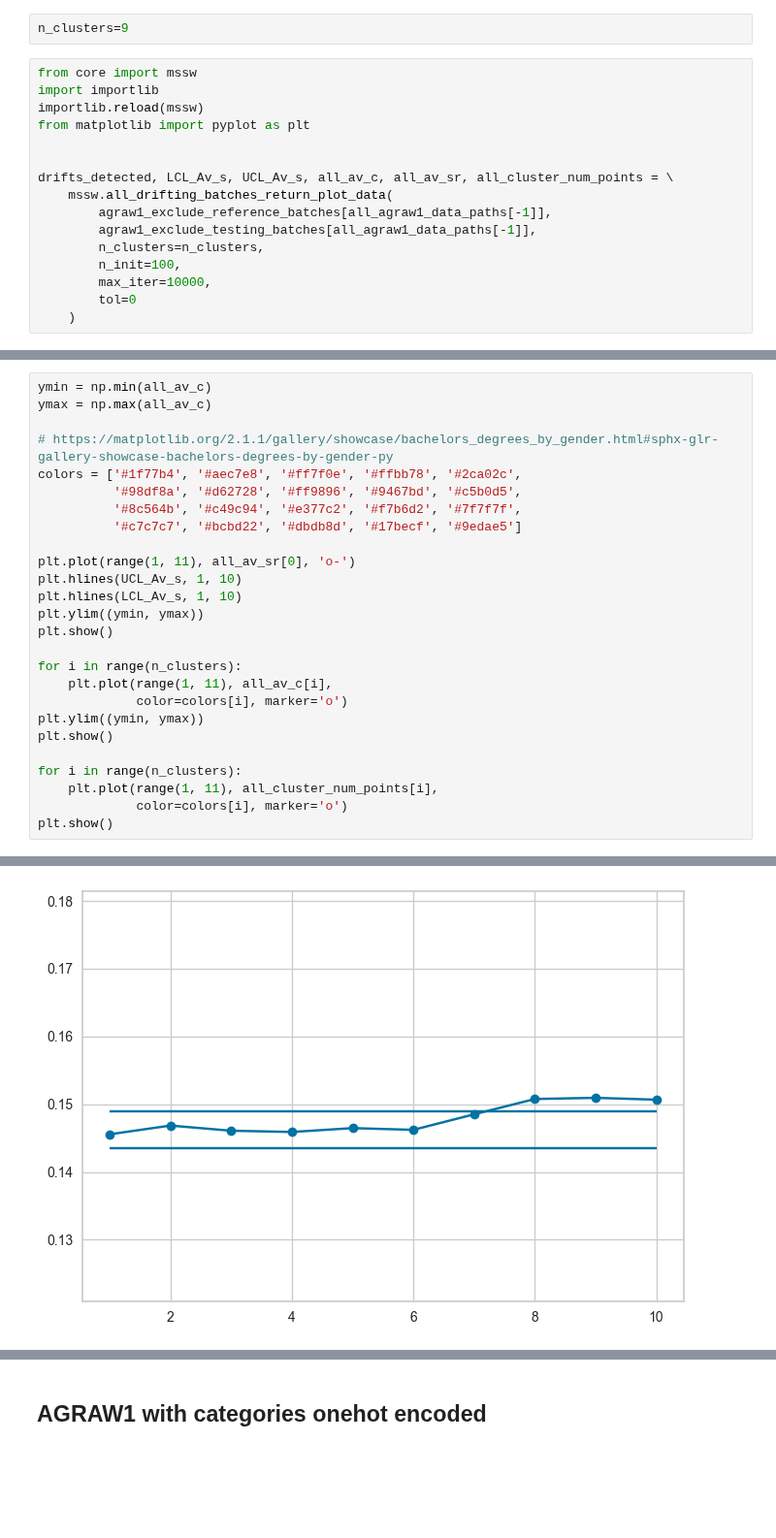
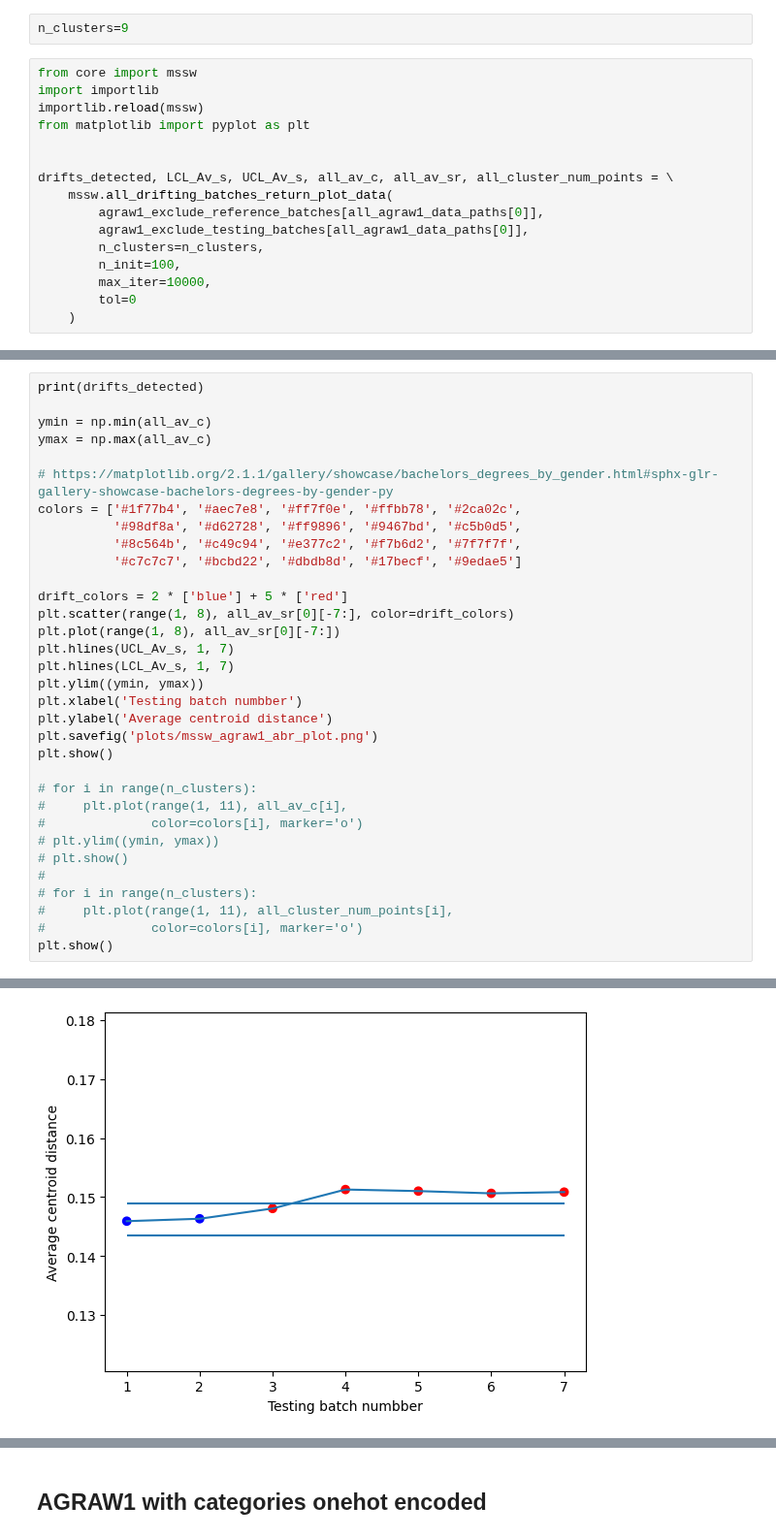
Before and after one commit to Jindrich455/clustering-drift-detection, a Jupyter notebook: mssw/mssw_agraw1.ipynb, the cells around one changed output, grey strips where cells are left out. Shown at 97% size. Cells and saved outputs as stored; diff of their text form; blank space fills up the shorter version.

Commit message:
Create MSSW plots to put on the report

```diff
--- a/mssw/mssw_agraw1.ipynb
+++ b/mssw/mssw_agraw1.ipynb
@@ -400,8 +400,8 @@ from matplotlib import pyplot as plt
 
 drifts_detected, LCL_Av_s, UCL_Av_s, all_av_c, all_av_sr, all_cluster_num_points = \
     mssw.all_drifting_batches_return_plot_data(
-        agraw1_exclude_reference_batches[all_agraw1_data_paths[-1]],
-        agraw1_exclude_testing_batches[all_agraw1_data_paths[-1]],
+        agraw1_exclude_reference_batches[all_agraw1_data_paths[0]],
+        agraw1_exclude_testing_batches[all_agraw1_data_paths[0]],
         n_clusters=n_clusters,
         n_init=100,
         max_iter=10000,
@@ -410,4 +413,6 @@ drifts_detected, LCL_Av_s, UCL_Av_s, all_av_c, all_av_sr, all_cluster_num_points
 # %%
+print(drifts_detected)
+
 ymin = np.min(all_av_c)
 ymax = np.max(all_av_c)
 
@@ -417,20 +422,25 @@ colors = ['#1f77b4', '#aec7e8', '#ff7f0e', '#ffbb78', '#2ca02c',
           '#8c564b', '#c49c94', '#e377c2', '#f7b6d2', '#7f7f7f',
           '#c7c7c7', '#bcbd22', '#dbdb8d', '#17becf', '#9edae5']
 
-plt.plot(range(1, 11), all_av_sr[0], 'o-')
-plt.hlines(UCL_Av_s, 1, 10)
-plt.hlines(LCL_Av_s, 1, 10)
+drift_colors = 2 * ['blue'] + 5 * ['red']
+plt.scatter(range(1, 8), all_av_sr[0][-7:], color=drift_colors)
+plt.plot(range(1, 8), all_av_sr[0][-7:])
+plt.hlines(UCL_Av_s, 1, 7)
+plt.hlines(LCL_Av_s, 1, 7)
 plt.ylim((ymin, ymax))
+plt.xlabel('Testing batch numbber')
+plt.ylabel('Average centroid distance')
+plt.savefig('plots/mssw_agraw1_abr_plot.png')
 plt.show()
 
-for i in range(n_clusters):
-    plt.plot(range(1, 11), all_av_c[i],
-             color=colors[i], marker='o')
-plt.ylim((ymin, ymax))
+# for i in range(n_clusters):
+#     plt.plot(range(1, 11), all_av_c[i],
+#              color=colors[i], marker='o')
+# plt.ylim((ymin, ymax))
+# plt.show()
+#
+# for i in range(n_clusters):
+#     plt.plot(range(1, 11), all_cluster_num_points[i],
+#              color=colors[i], marker='o')
 plt.show()
-
-for i in range(n_clusters):
-    plt.plot(range(1, 11), all_cluster_num_points[i],
-             color=colors[i], marker='o')
-plt.show()
 # %% [output]
@@ -438 +448 @@ plt.show()
-[figure, old version]
+[figure, new version]
```
Also changed, not shown: parts of 2 cells of this notebook, 3 other files.
